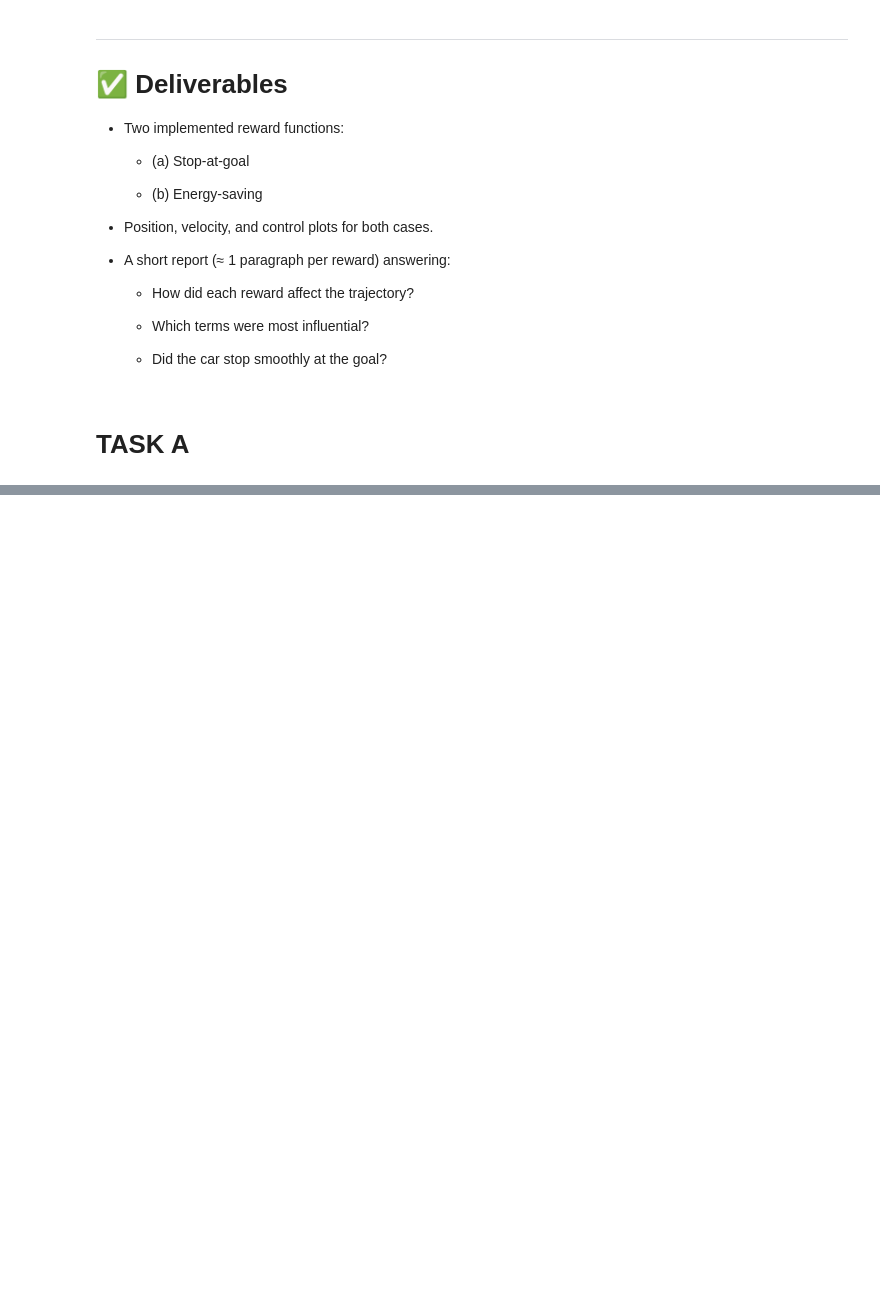
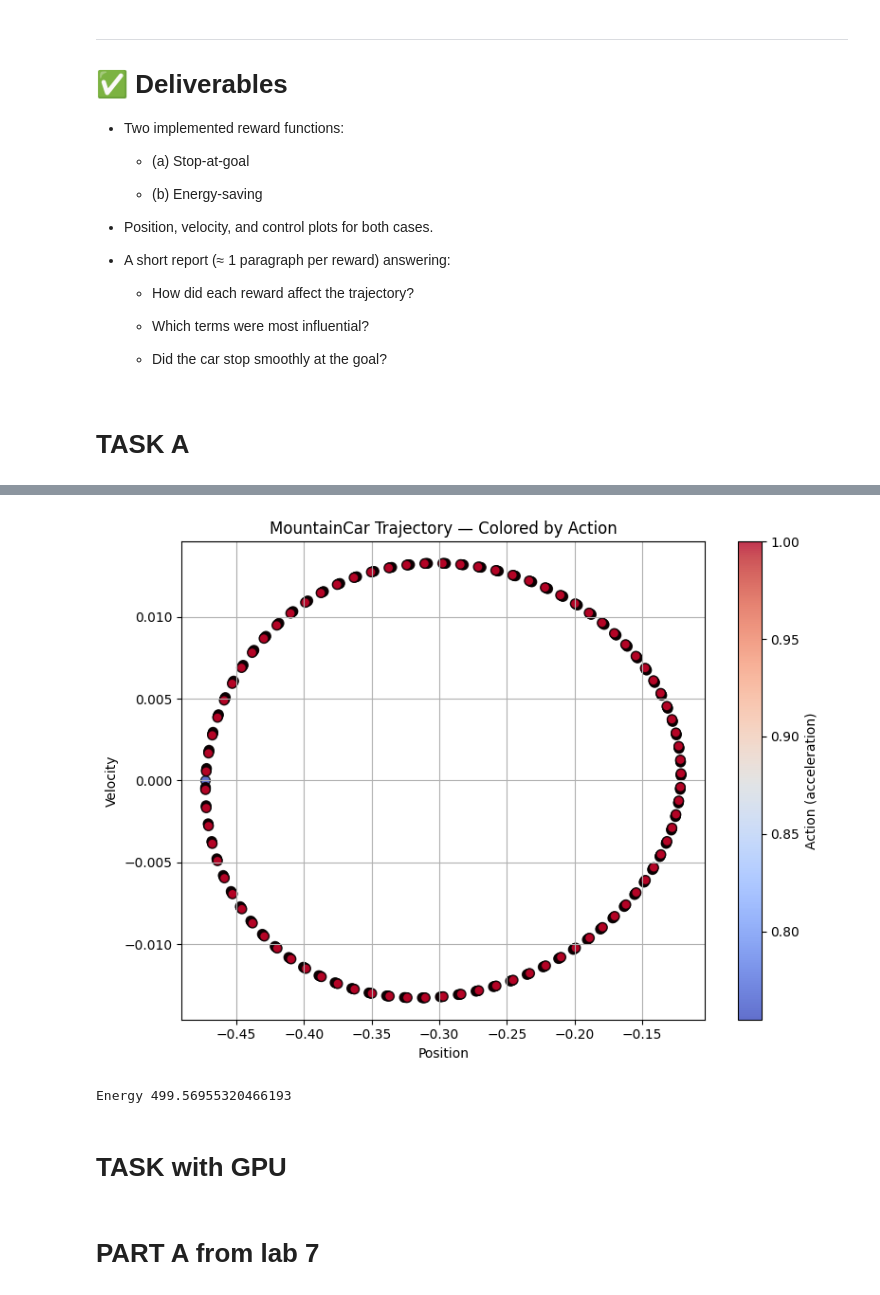
Before and after one commit to JuanCarlos-TiqueRangel/Reinforcement_Learning, a Jupyter notebook: lab9_mountain_optimal.ipynb, the cells around one changed output, grey strips where cells are left out. Drawn from its saved outputs; the diff is of its cells as text; code cells hidden in the pictures; blank space fills up the shorter version.

```diff
--- a/lab9_mountain_optimal.ipynb
+++ b/lab9_mountain_optimal.ipynb
@@ -731,0 +703,20 @@ env.close()
+# %%
+mppi = MPPIController(H=20, N_seq=150, lamda=1.0, sigma=2.1)
+
+obs, _ = env.reset(seed=0)
+traj = []
+
+for t in range(500):
+    a = mppi.action(obs)  # plot first iteration only
+    traj.append([obs, a])
+
+    if t%10==0:
+      print(t, obs, a)
+
+    obs, r, term, trunc, _ = env.step([a])
+
+
+    if term or trunc:
+        break
+
+print(f"Total time: {t:.0f}")
@@ -731,0 +741,11 @@ env.close()
+# %%
+plot_trajectory(traj)
+
+print("Energy", sum([a**2for s,a in traj]))
+# %% [output]
+[figure, added]
+Energy 499.56955320466193
+# %% [markdown]
+# TASK with GPU
+# %% [markdown]
+# PART A from lab 7
```
Also changed, not shown: parts of 22 cells of this notebook, 1 other file.
